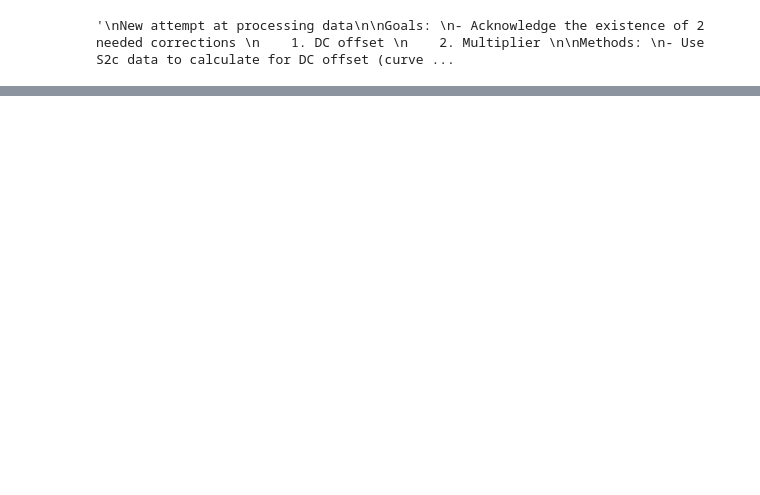
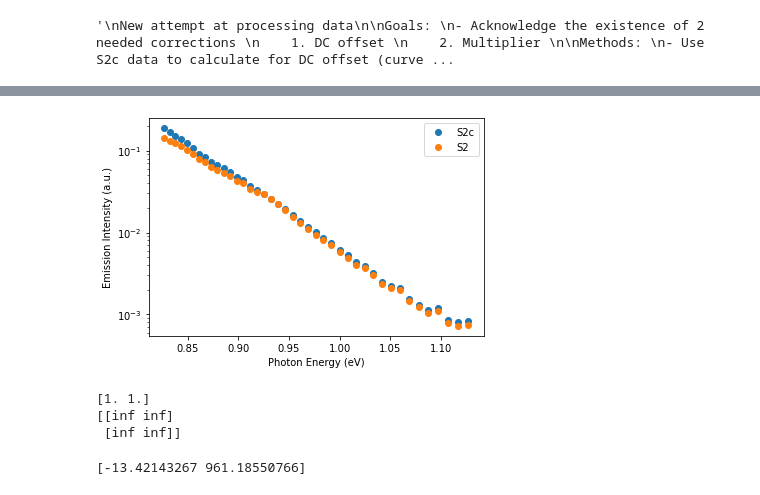
Before and after one commit to teoyi/PROJECT-Automate-Research-Process, a Jupyter notebook: test.ipynb, the cells around one changed output, grey strips where cells are left out. Saved outputs shown, nothing was run; the diff lists cells and outputs as text; code cells hidden in the pictures; blank space fills up the shorter version.

```diff
--- a/test.ipynb
+++ b/test.ipynb
@@ -49,0 +91,39 @@ latticeT = components[0]
+# %%
+# Converting raw S2c to semi log plot of emission intensity against photon energy  (log scale with matplotlib)
+new_df['Photon Energy'] = (h*c)/(new_df[col[0]]*10**-9)
+plt.plot(new_df['Photon Energy'], new_df[col[1]], 'o', label='S2c')
+plt.plot(new_df['Photon Energy'], new_df[col[3]], 'o', label='S2')
+plt.ylabel('Emission Intensity (a.u.)')
+plt.xlabel('Photon Energy (eV)')
+plt.yscale('log')
+plt.legend()
+plt.show()
+# %% [output]
+[figure, added]
+# %%
+# Applying curve fit to S2c data to determine DC offset = a
+def fit(E,a,b):
+    return E*np.sqrt(E-bandE)*np.exp(-E/(k*b)) # Eg and k are already defined previously
+
+E = np.linspace(0, 1.3,1000)
+guess = np.array([10**-4, 174])
+popt, pcov = curve_fit(fit, new_df['Photon Energy'], new_df[col[1]], maxfev = 5000) # note: col[1] is S2c column
+
+print(popt)
+print(pcov)
+# %% [output]
+[1. 1.]
+[[inf inf]
+ [inf inf]]
+# %%
+# Applying curve fit to S2c data to determine DC offset = a
+def ln_fit(E,a,b):
+    return a + 0.5*np.log(E-bandE)*(-E/(k*b)) # Eg and k are already defined previously
+
+E = np.linspace(0, 1.3,1000)
+
+popt1, pcov1 = curve_fit(ln_fit, new_df['Photon Energy'], new_df['ln(S2c)'], maxfev = 5000) # note: col[1] is S2c column
+
+print(popt1)
+# %% [output]
+[-13.42143267 961.18550766]
```
Also changed, not shown: parts of 7 cells of this notebook.
